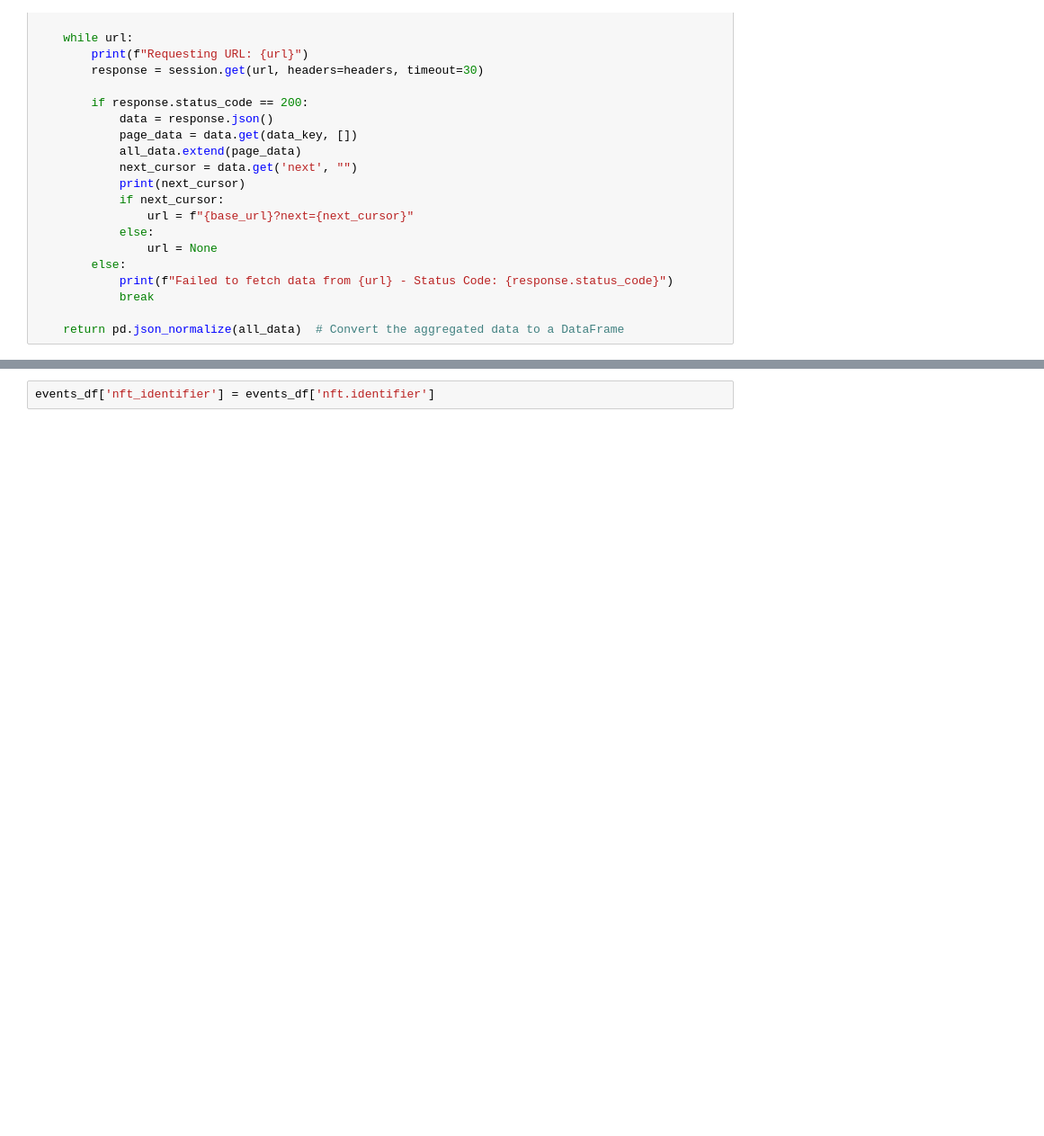
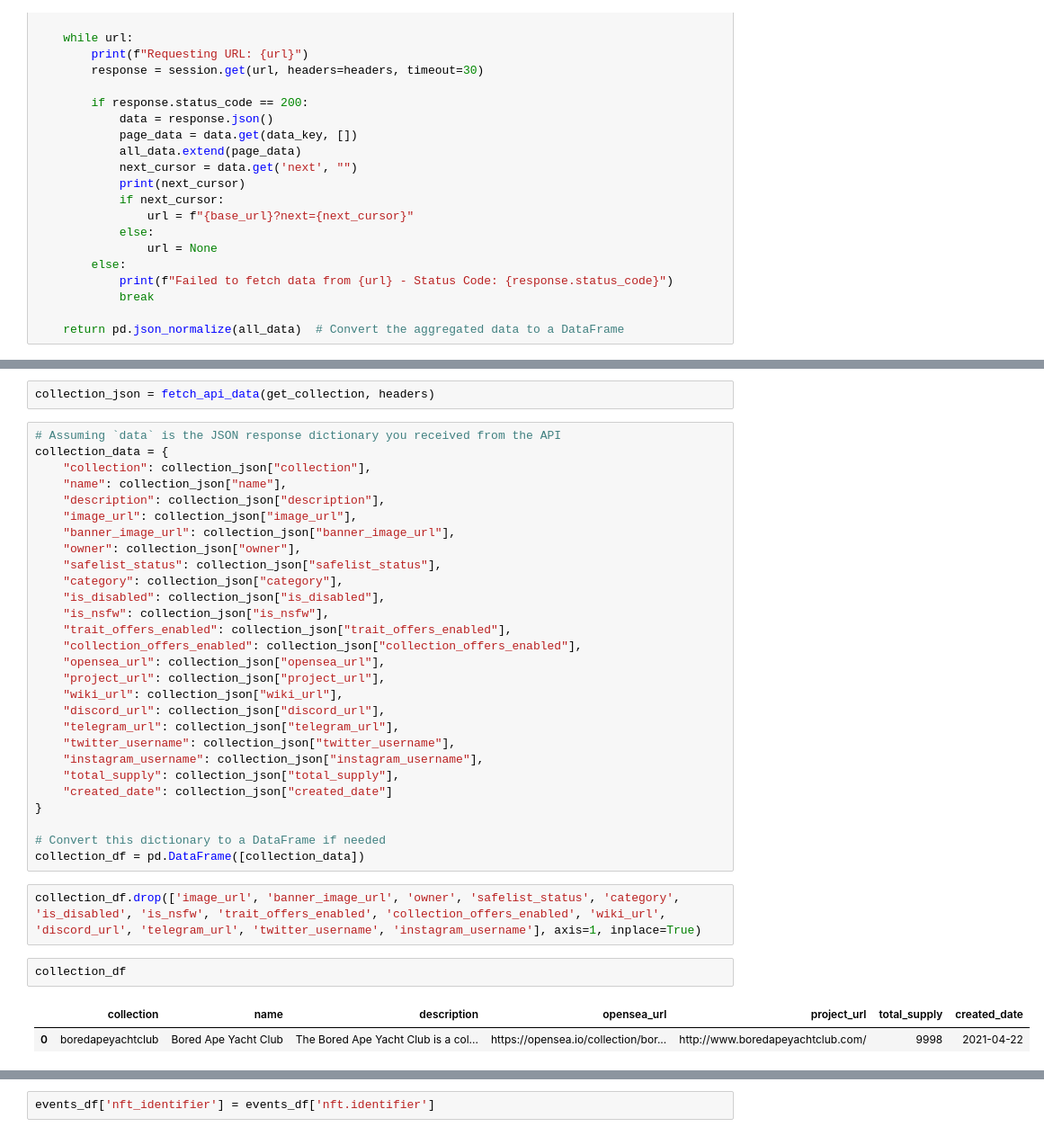
Before and after one commit to HeTron/NFT-Predictor, a Jupyter notebook: nft_project.ipynb, the cells around one changed output, grey strips where cells are left out. Shown: that part at 90% size. Cells and saved outputs as stored; diff of their text form; blank space fills up the shorter version.

```diff
--- a/nft_project.ipynb
+++ b/nft_project.ipynb
@@ -128,0 +162,37 @@ Index(['event_type', 'order_hash', 'chain', 'protocol_address', 'closing_date',
+# %%
+collection_json = fetch_api_data(get_collection, headers)
+# %%
+# Assuming `data` is the JSON response dictionary you received from the API
+collection_data = {
+    "collection": collection_json["collection"],
+    "name": collection_json["name"],
+    "description": collection_json["description"],
+    "image_url": collection_json["image_url"],
+    "banner_image_url": collection_json["banner_image_url"],
+    "owner": collection_json["owner"],
+    "safelist_status": collection_json["safelist_status"],
+    "category": collection_json["category"],
+    "is_disabled": collection_json["is_disabled"],
+    "is_nsfw": collection_json["is_nsfw"],
+    "trait_offers_enabled": collection_json["trait_offers_enabled"],
+    "collection_offers_enabled": collection_json["collection_offers_enabled"],
+    "opensea_url": collection_json["opensea_url"],
+    "project_url": collection_json["project_url"],
+    "wiki_url": collection_json["wiki_url"],
+    "discord_url": collection_json["discord_url"],
+    "telegram_url": collection_json["telegram_url"],
+    "twitter_username": collection_json["twitter_username"],
+    "instagram_username": collection_json["instagram_username"],
+    "total_supply": collection_json["total_supply"],
+    "created_date": collection_json["created_date"]
+}
+
+# Convert this dictionary to a DataFrame if needed
+collection_df = pd.DataFrame([collection_data])
+# %%
+collection_df.drop(['image_url', 'banner_image_url', 'owner', 'safelist_status', 'category', 'is_disabled', 'is_nsfw', 'trait_offers_enabled', 'collection_offers_enabled', 'wiki_url', 'discord_url', 'telegram_url', 'twitter_username', 'instagram_username'], axis=1, inplace=True)
+# %%
+collection_df
+# %% [output]
+|  | collection | name | description | opensea_url | project_url | total_supply | created_date |
+| 0 | boredapeyachtclub | Bored Ape Yacht Club | The Bored Ape Yacht Club is a col... | https://opensea.io/collection/bor... | http://www.boredapeyachtclub.com/ | 9998 | 2021-04-22 |
```
Also changed, not shown: parts of 39 cells of this notebook.
